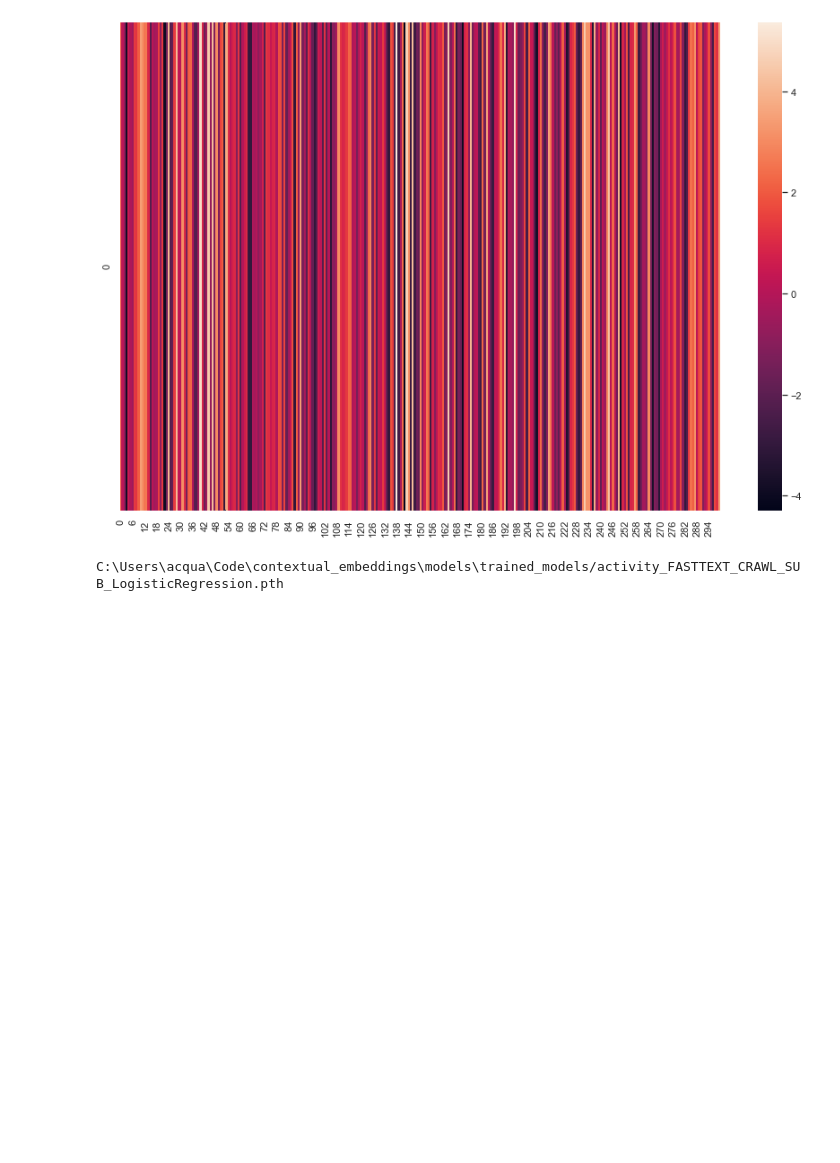
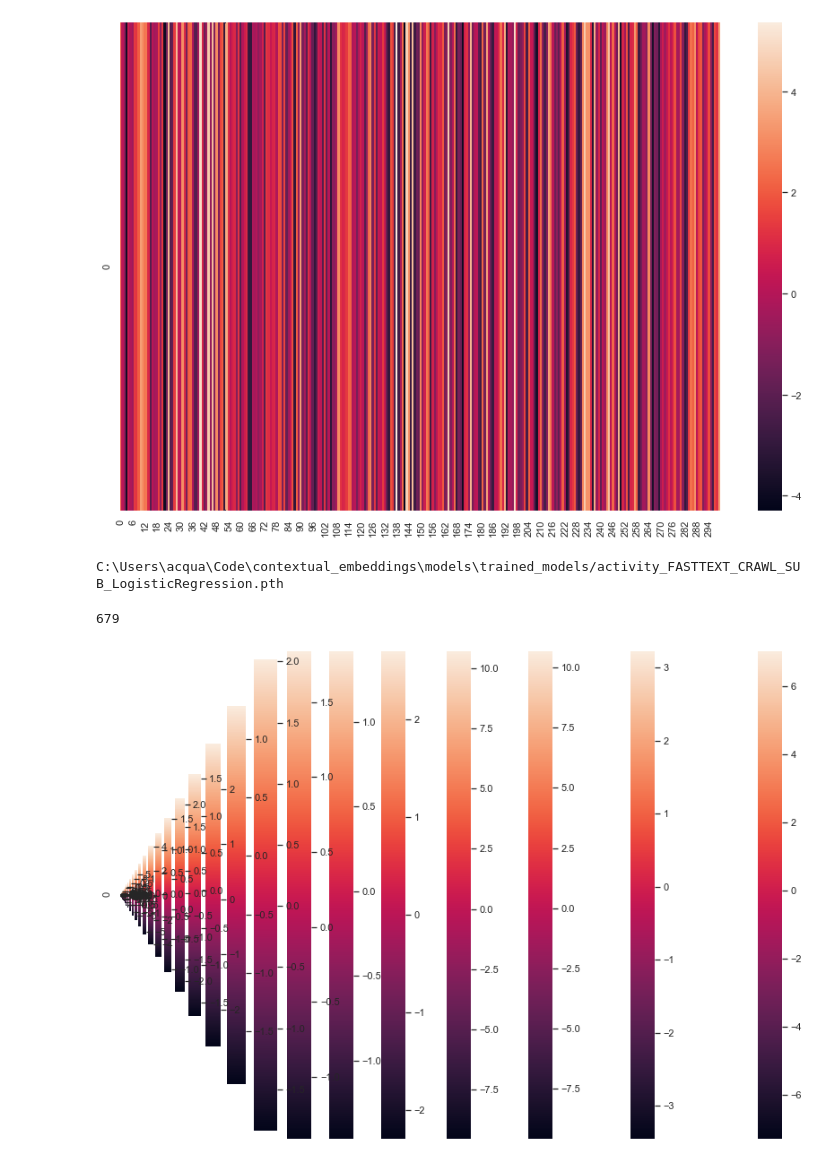
Before and after one commit to acquayefrank/contextual_embeddings, a Jupyter notebook: notebooks/visualize_models.ipynb, the cells around one changed output. Cells and saved outputs as stored; diff of their text form; code cells hidden in the pictures; blank space fills up the shorter version.

```diff
--- a/notebooks/visualize_models.ipynb
+++ b/notebooks/visualize_models.ipynb
@@ -55,3 +55,37 @@ ax = sns.heatmap(named_parameters[0][1].detach().numpy())
 print(f"{TRAINED_MODELS_ROOT}/{models[0]}")
 # %% [output]
 C:\Users\acqua\Code\contextual_embeddings\models\trained_models/activity_FASTTEXT_CRAWL_SUB_LogisticRegression.pth
+# %%
+logistic_models = [model for model in models if model.split("_")[-1][:-4] == 'LogisticRegression']
+# %%
+len(logistic_models)
+# %% [output]
+679
+# %%
+import numpy as np
+
+
+all_named_parameters = {}
+
+for index, lg_mdl in enumerate(logistic_models):
+    emb_name = "_".join(lg_mdl.split("_")[1:-1])
+    if embeddings.get(emb_name):
+        embeddings_data = embeddings.get(emb_name)
+    else:
+        embeddings_data = embeddings.get("_".join(lg_mdl.split("_")[3:-1]))
+    file_path, dim, embedding_type = embeddings_data
+    lg_model = LogisticRegression(dim, 1)
+    lg_model.load_state_dict(torch.load(f"{TRAINED_MODELS_ROOT}/{lg_mdl}"))
+    lg_model.eval()
+    named_parameters = list(lg_model.named_parameters())
+    dict_key = f"{emb_name}_{dim}"
+    weights =  named_parameters[0][1].detach().numpy()
+    if dict_key not in all_named_parameters:
+        all_named_parameters[dict_key] = weights
+    else:
+        all_named_parameters[dict_key] = np.concatenate((all_named_parameters[dict_key],  weights), axis=0)
+# %%
+for named_parameters in all_named_parameters:
+    ax = sns.heatmap(all_named_parameters[named_parameters])
+# %% [output]
+[figure, added]
```
Also changed, not shown: parts of 1 cell of this notebook, 19 other files.
